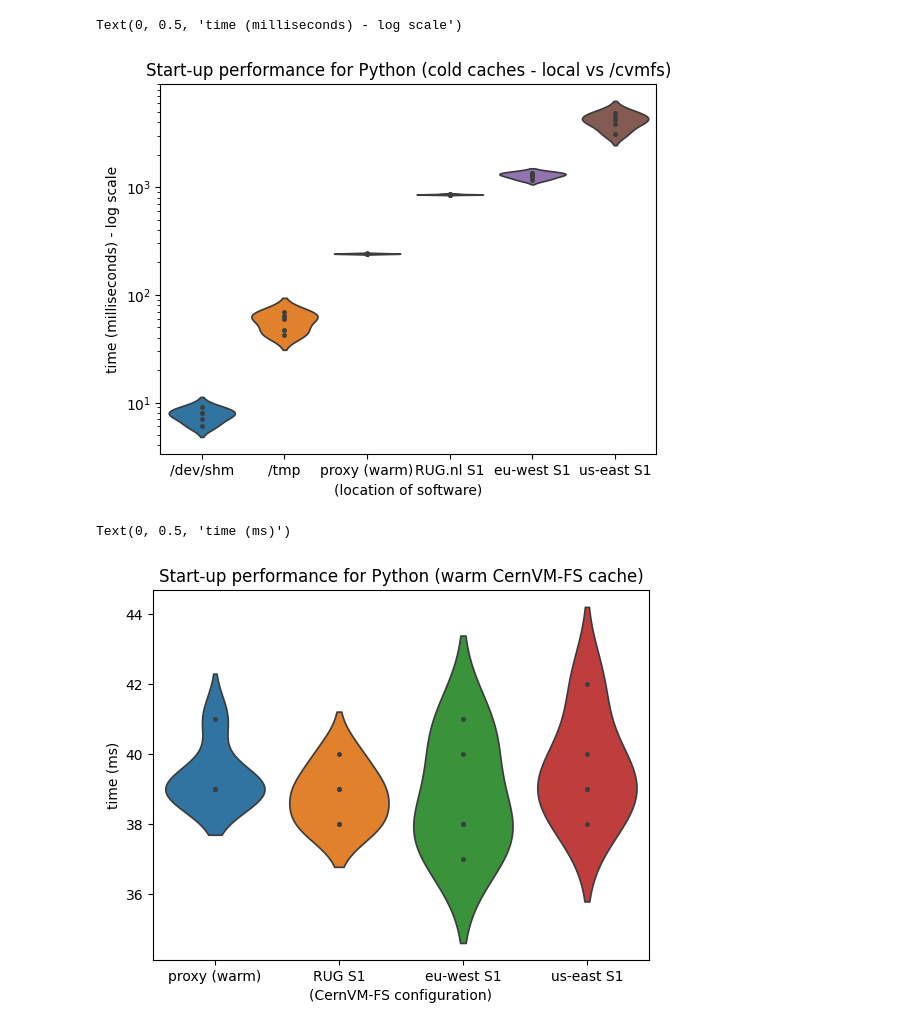
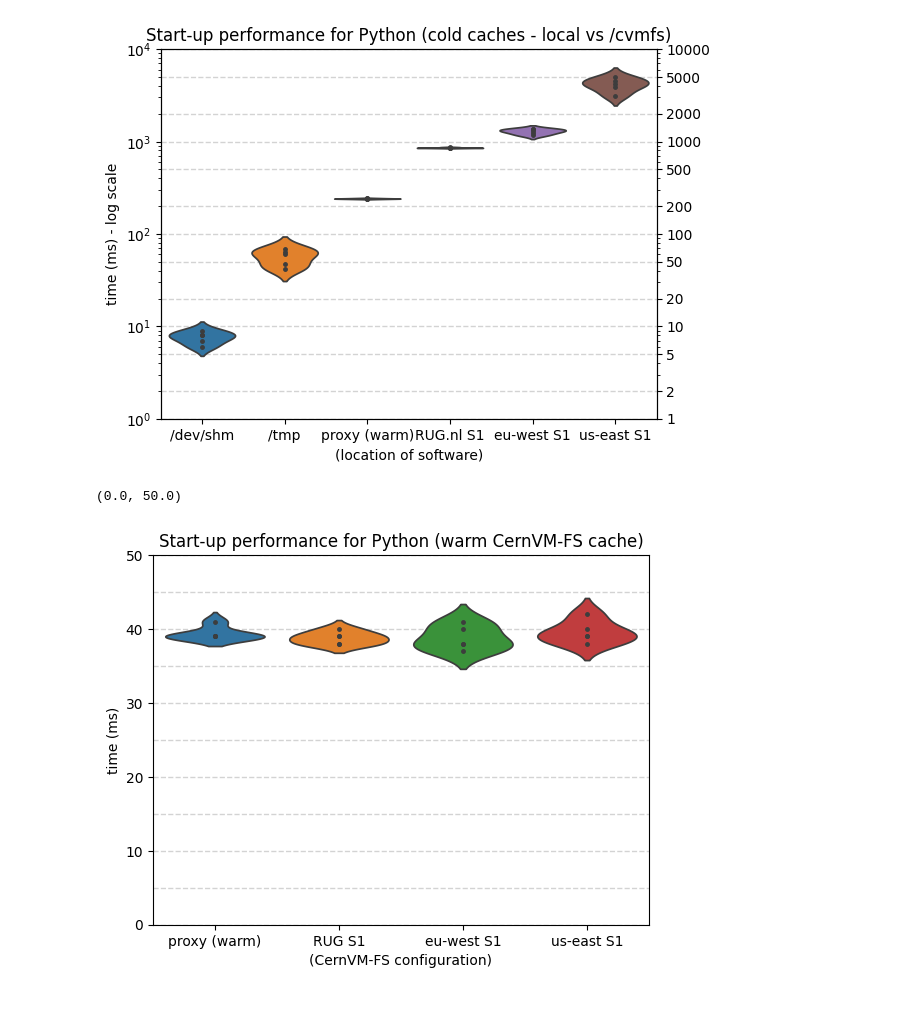
Before and after one commit to multixscale/cvmfs-tutorial-hpc-best-practices, a Jupyter notebook: cvmfs_perf_python_hpcugent.ipynb, the cells around one changed output. Drawn from its saved outputs; the diff is of its cells as text; code cells hidden in the pictures.

Commit message:
improve plots for Python & TensorFlow startup performance

```diff
--- a/cvmfs_perf_python_hpcugent.ipynb
+++ b/cvmfs_perf_python_hpcugent.ipynb
@@ -45,19 +45,27 @@ from seaborn import violinplot
 # %%
 data_cold_cache = {
     "/dev/shm": dev_shm_cold_cache,
     "/tmp": tmp_cold_cache,
     "proxy (warm)": cvmfs_cold_cache_proxy,
     "RUG.nl S1": cvmfs_cold_cache_no_proxy_rug_s1,
     "eu-west S1": cvmfs_cold_cache_no_proxy_aws_eu_west,
     "us-east S1": cvmfs_cold_cache_no_proxy_azure_us_east,
 }
 plot = violinplot(data_cold_cache, inner="point", log_scale=True)
 plot.set_title("Start-up performance for Python (cold caches - local vs /cvmfs)")
 plot.set_xlabel("(location of software)")
-plot.set_ylabel("time (milliseconds) - log scale")
+plot.set_ylabel("time (ms) - log scale")
+y_values = [1, 2, 5, 10, 20, 50, 100, 200, 500, 1000, 2000, 5000, 10000]
+plot.set_ylim((1, max(y_values)))
+for y in y_values:
+    plot.axhline(y=y, color='lightgray', linestyle='--', linewidth=1, zorder=0)
+twinx = plot.twinx()
+twinx.set_yscale('log')
+twinx.set_yticks(y_values)
+twinx.set_ylim((1, max(y_values)))
+_ = twinx.set_yticklabels(y_values)
 # %% [output]
-Text(0, 0.5, 'time (milliseconds) - log scale')
-[figure, old version]
+[figure, new version]
 # %%
 data_warm_cache = {
     "proxy (warm)": cvmfs_warm_cache_proxy,
@@ -69,9 +77,14 @@ plot = violinplot(data_warm_cache, inner="point")
 plot.set_title("Start-up performance for Python (warm CernVM-FS cache)")
 plot.set_xlabel("(CernVM-FS configuration)")
 plot.set_ylabel("time (ms)")
+y_values = [5*x for x in range(11)]
+plot.set_ylim((1, max(y_values)))
+for y in y_values:
+    plot.axhline(y=y, color='lightgray', linestyle='--', linewidth=1, zorder=0)
+plot.set_ylim(0)
 # %% [output]
-Text(0, 0.5, 'time (ms)')
+(0.0, 50.0)
-[figure, old version]
+[figure, new version]
 # %%
 data_hot_cache = {
     "/dev/shm (Python 3.11.3)": dev_shm_hot_cache,
```
Also changed, not shown: parts of 2 cells of this notebook, 1 other file.
